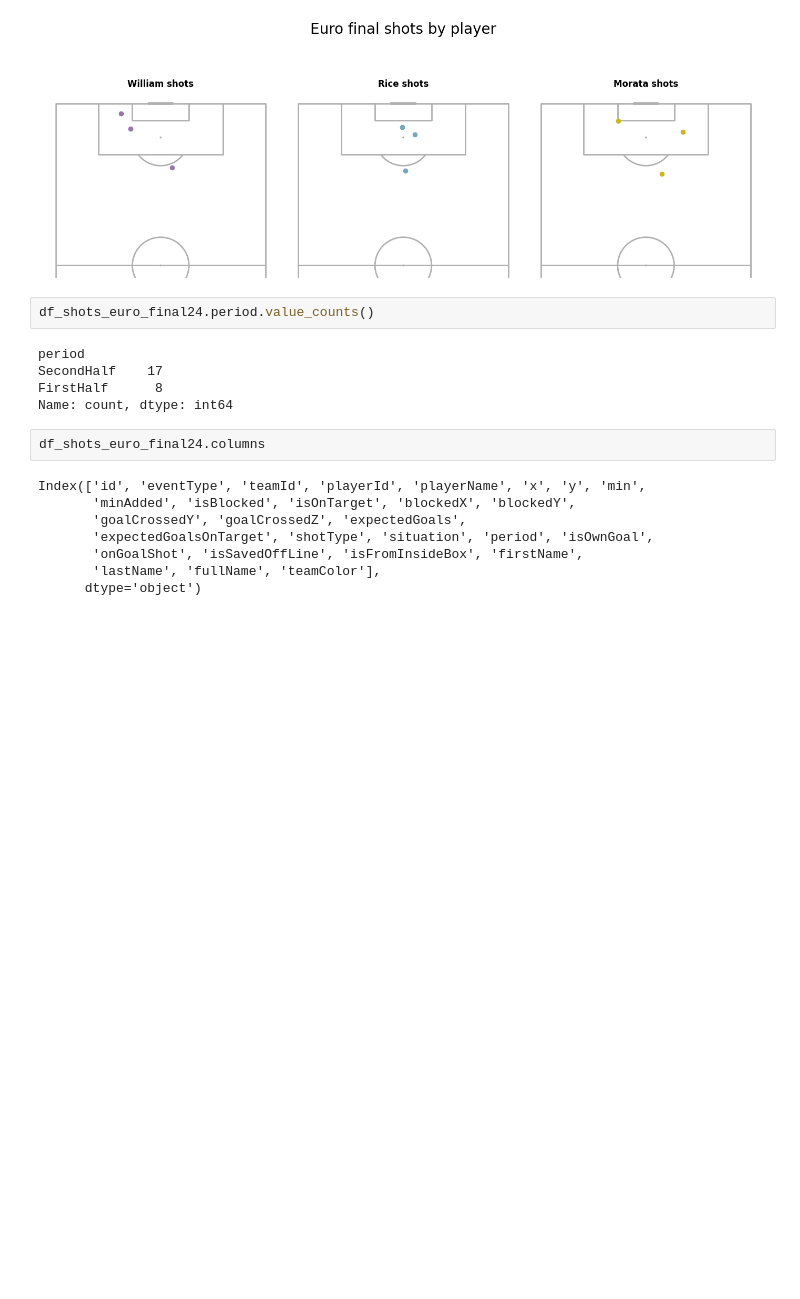
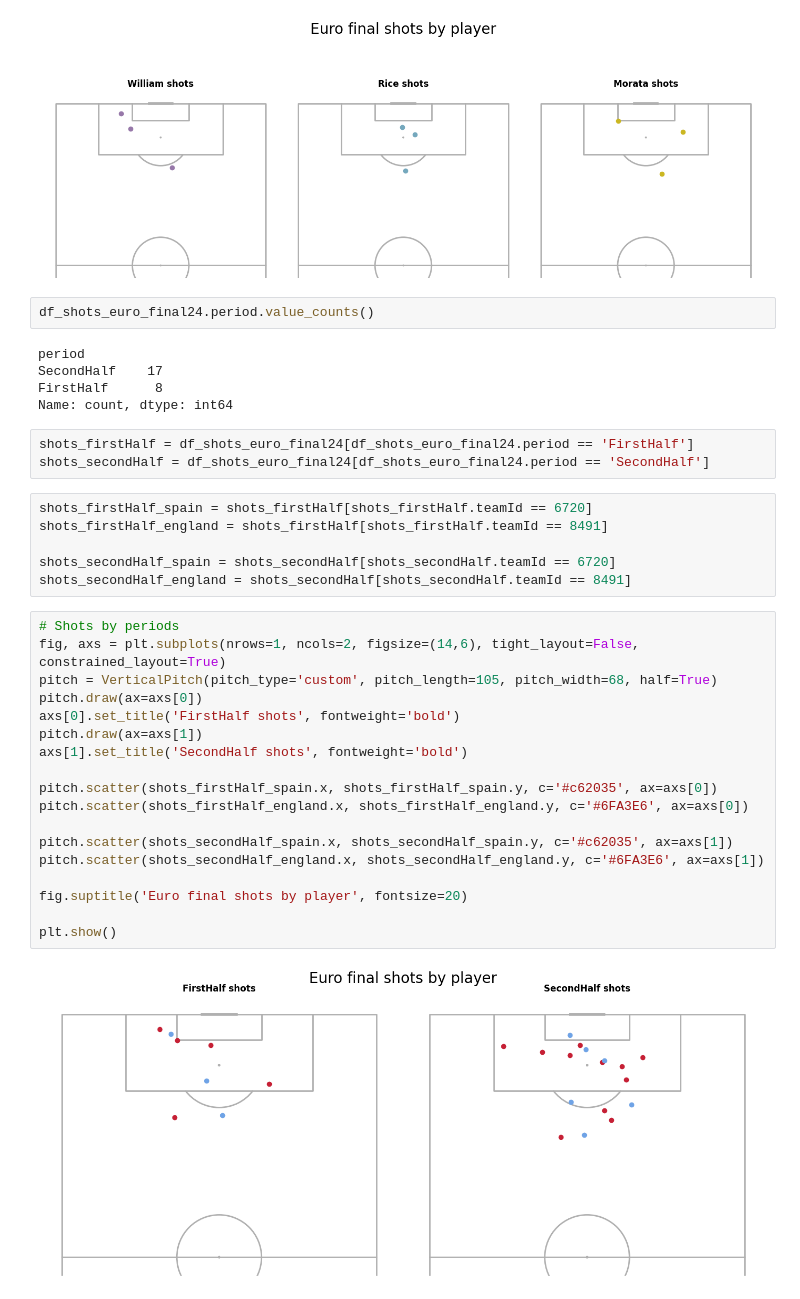
Before and after one commit to axelbol/euro24-final-analysis, a Jupyter notebook: shots.ipynb, the cells around one changed output. Saved outputs shown, nothing was run; the diff lists cells and outputs as text; blank space fills up the shorter version.

Commit message:
shots by periods & teams

```diff
--- a/shots.ipynb
+++ b/shots.ipynb
@@ -413,13 +407,32 @@ period
 SecondHalf    17
 FirstHalf      8
 Name: count, dtype: int64
-# %%
-df_shots_euro_final24.columns
-# %% [output]
-Index(['id', 'eventType', 'teamId', 'playerId', 'playerName', 'x', 'y', 'min',
-       'minAdded', 'isBlocked', 'isOnTarget', 'blockedX', 'blockedY',
-       'goalCrossedY', 'goalCrossedZ', 'expectedGoals',
-       'expectedGoalsOnTarget', 'shotType', 'situation', 'period', 'isOwnGoal',
-       'onGoalShot', 'isSavedOffLine', 'isFromInsideBox', 'firstName',
-       'lastName', 'fullName', 'teamColor'],
-      dtype='object')
+# %%
+shots_firstHalf = df_shots_euro_final24[df_shots_euro_final24.period == 'FirstHalf']
+shots_secondHalf = df_shots_euro_final24[df_shots_euro_final24.period == 'SecondHalf']
+# %%
+shots_firstHalf_spain = shots_firstHalf[shots_firstHalf.teamId == 6720]
+shots_firstHalf_england = shots_firstHalf[shots_firstHalf.teamId == 8491]
+
+shots_secondHalf_spain = shots_secondHalf[shots_secondHalf.teamId == 6720]
+shots_secondHalf_england = shots_secondHalf[shots_secondHalf.teamId == 8491]
+# %%
+# Shots by periods
+fig, axs = plt.subplots(nrows=1, ncols=2, figsize=(14,6), tight_layout=False, constrained_layout=True)
+pitch = VerticalPitch(pitch_type='custom', pitch_length=105, pitch_width=68, half=True)
+pitch.draw(ax=axs[0])
+axs[0].set_title('FirstHalf shots', fontweight='bold')
+pitch.draw(ax=axs[1])
+axs[1].set_title('SecondHalf shots', fontweight='bold')
+
+pitch.scatter(shots_firstHalf_spain.x, shots_firstHalf_spain.y, c='#c62035', ax=axs[0])
+pitch.scatter(shots_firstHalf_england.x, shots_firstHalf_england.y, c='#6FA3E6', ax=axs[0])
+
+pitch.scatter(shots_secondHalf_spain.x, shots_secondHalf_spain.y, c='#c62035', ax=axs[1])
+pitch.scatter(shots_secondHalf_england.x, shots_secondHalf_england.y, c='#6FA3E6', ax=axs[1])
+
+fig.suptitle('Euro final shots by player', fontsize=20)
+
+plt.show()
+# %% [output]
+[figure, added]
```
Also changed, not shown: parts of 6 cells of this notebook.
